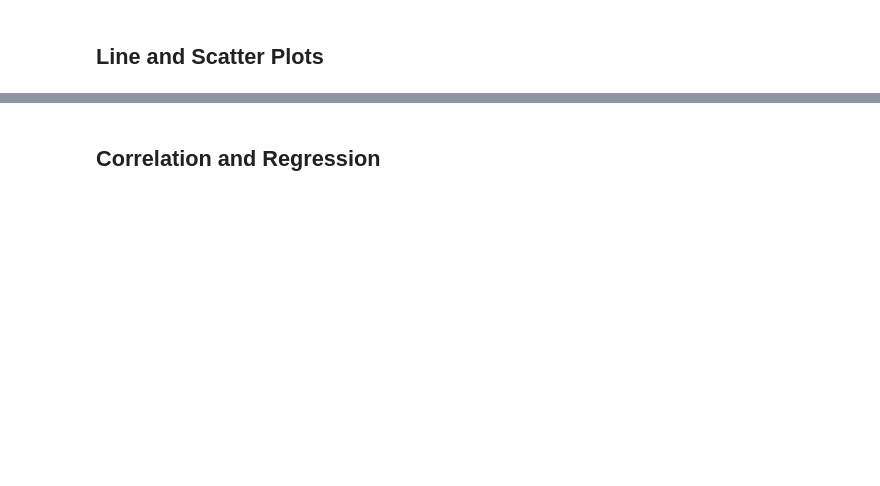
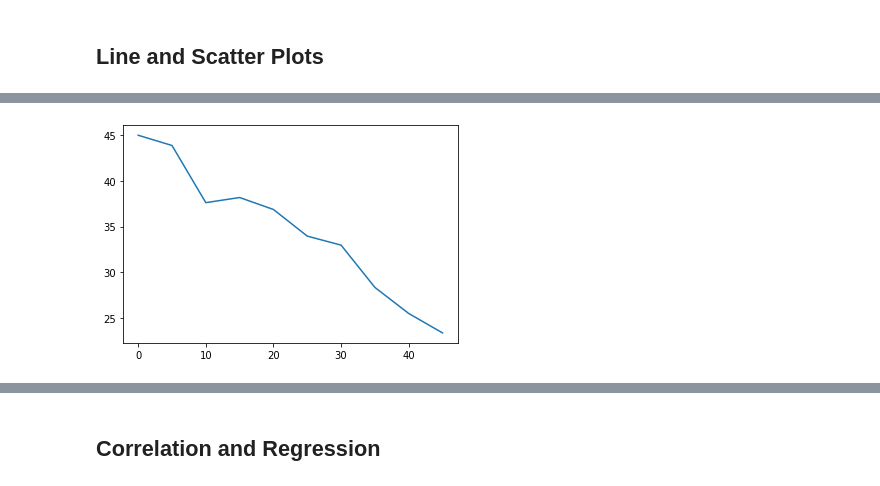
Before and after one commit to DMVance/matplotlib-challenge, a Jupyter notebook: Instructions/Pymaceuticals/pymaceuticals.ipynb, the cells around one changed output, grey strips where cells are left out. Cells and saved outputs as stored; diff of their text form; code cells hidden in the pictures; blank space fills up the shorter version.

```diff
--- a/Instructions/Pymaceuticals/pymaceuticals.ipynb
+++ b/Instructions/Pymaceuticals/pymaceuticals.ipynb
@@ -281,0 +336,10 @@ tumor_vol_iqr = q3 - q1
+# %%
+# Generate a line plot of time point versus tumor volume for a mouse treated with Capomulin
+
+# time = mouse_study_clean.loc[mouse_study_clean["Drug Regimen"] == "Capomulin", "Timepoint"]
+# volume = mouse_study_clean.loc[mouse_study_clean["Drug Regimen"] == "Capomulin", "Tumor Volume (mm3)"]
+time = mouse_study_clean.loc[mouse_study_clean["Mouse ID"] == "s185", "Timepoint"]
+volume = mouse_study_clean.loc[mouse_study_clean["Mouse ID"] == "s185", "Tumor Volume (mm3)"]
+plt.plot(time, volume); # the semicolon removes the text "[<matplotlib.lines.Line2D at 0x7f178bf341d0>]" from the plot
+# %% [output]
+[figure, added]
```
Also changed, not shown: parts of 11 cells of this notebook.
